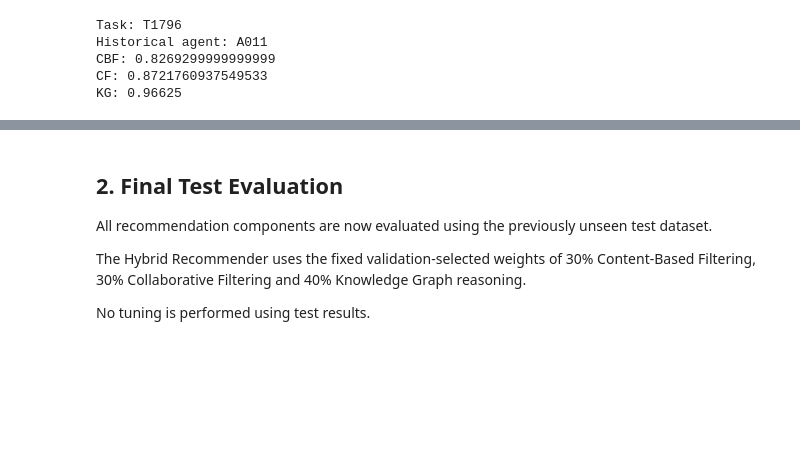
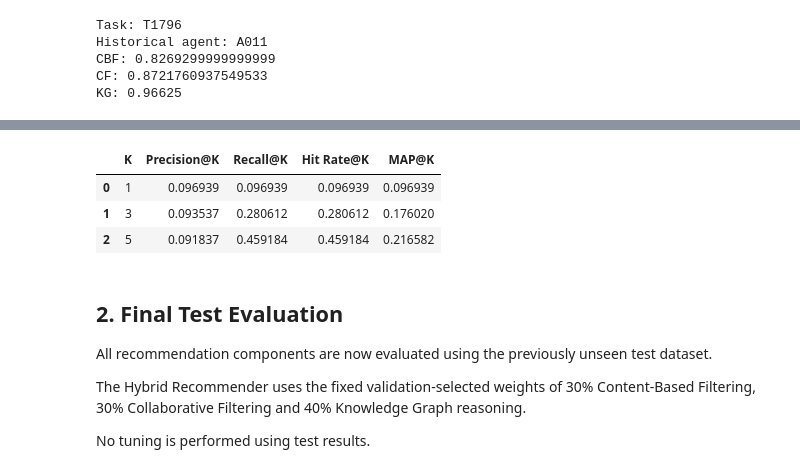
Before and after one commit to Sagooparneet/task-allocation-recommender, a Jupyter notebook: notebooks/06_model_evaluation.ipynb, the cells around one changed output, grey strips where cells are left out. Cells and saved outputs as stored; diff of their text form; code cells hidden in the pictures; blank space fills up the shorter version.

```diff
--- a/notebooks/06_model_evaluation.ipynb
+++ b/notebooks/06_model_evaluation.ipynb
@@ -778,3 +1046,53 @@ KG: 0.96625
+# %%
+rule_validation_results = []
+
+for k in [1, 3, 5]:
+
+    metrics, _ = (
+        evaluate_rule_baseline(
+            validation_df,
+            k
+        )
+    )
+
+    rule_validation_results.append({
+        "K":
+            k,
+
+        "Precision@K":
+            metrics[
+                "Precision@K"
+            ],
+
+        "Recall@K":
+            metrics[
+                "Recall@K"
+            ],
+
+        "Hit Rate@K":
+            metrics[
+                "Hit Rate@K"
+            ],
+
+        "MAP@K":
+            metrics[
+                "MAP@K"
+            ]
+    })
+
+
+rule_validation_results_df = (
+    pd.DataFrame(
+        rule_validation_results
+    )
+)
+
+rule_validation_results_df
+# %% [output]
+|  | K | Precision@K | Recall@K | Hit Rate@K | MAP@K |
+| 0 | 1 | 0.096939 | 0.096939 | 0.096939 | 0.096939 |
+| 1 | 3 | 0.093537 | 0.280612 | 0.280612 | 0.176020 |
+| 2 | 5 | 0.091837 | 0.459184 | 0.459184 | 0.216582 |
 # %% [markdown]
 ## 2. Final Test Evaluation
 
```
Also changed, not shown: parts of 11 cells of this notebook, 4 other files.
